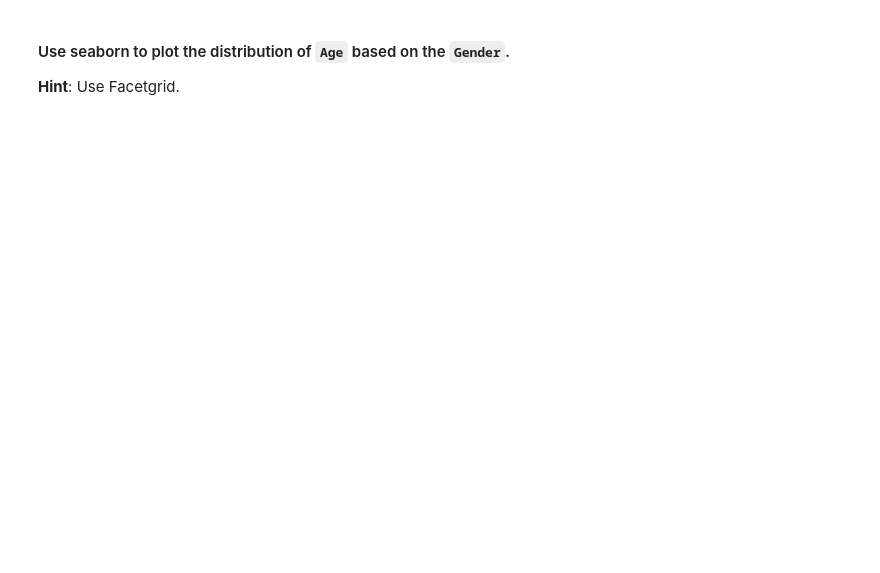
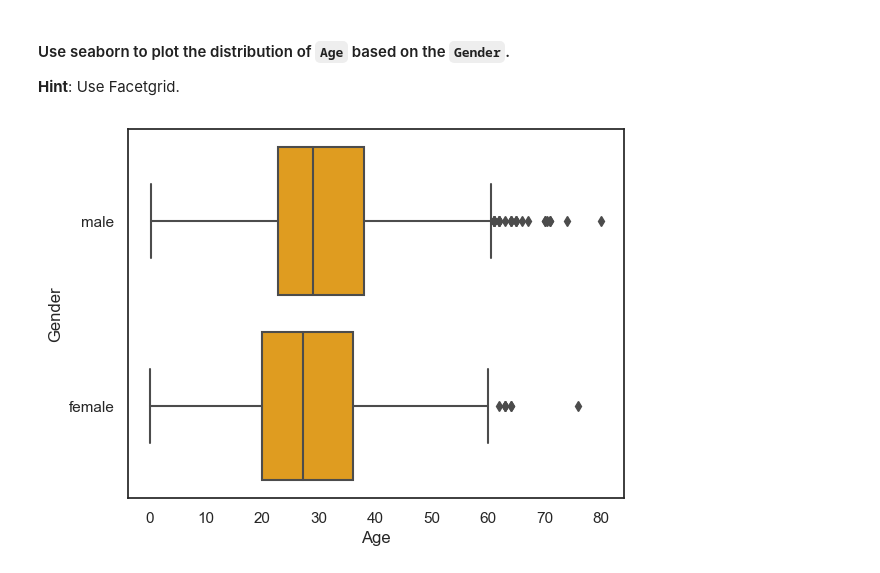
Before and after one commit to Ironhack-Data-Madrid-Abril-2023/5.2-lab_matplotlib_seaborn, a Jupyter notebook: your-code/main.ipynb, the cells around one changed output. Cells and saved outputs as stored; diff of their text form; code cells hidden in the pictures; blank space fills up the shorter version.

```diff
--- a/your-code/main.ipynb
+++ b/your-code/main.ipynb
@@ -404,0 +395,5 @@ AttributeError: 'DataFrame' object has no attribute 'Genre'
+# %%
+# your code here
+sns.boxplot(x=titanic.Age, y=titanic.Gender, color='orange');
+# %% [output]
+[figure, added]
```
Also changed, not shown: parts of 3 cells of this notebook.
